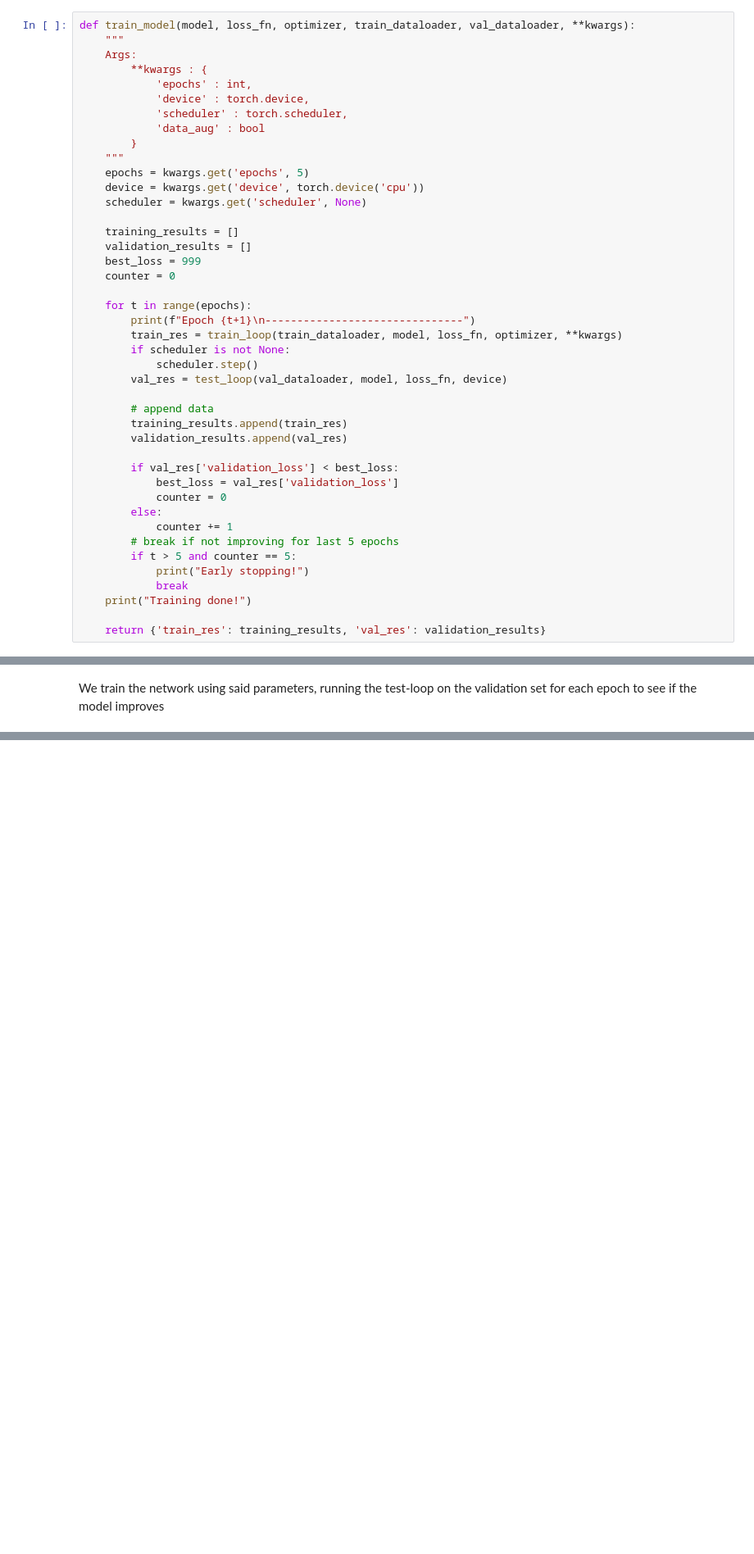
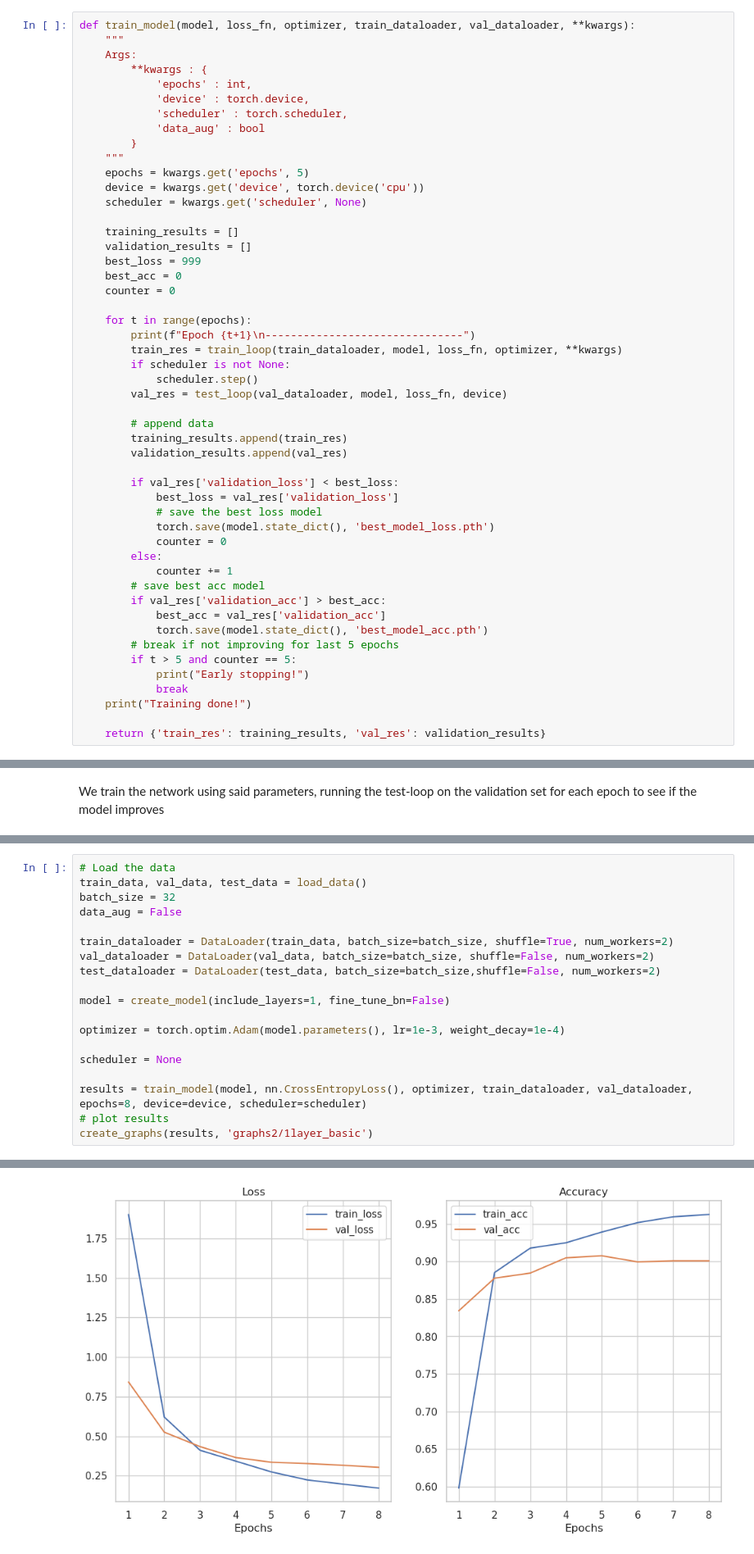
Before and after one commit to DowLucas/deep-dog-and-cat-learning, a Jupyter notebook: breed_update_bn.ipynb, the cells around one changed output, grey strips where cells are left out. Shown: that part at 82% size. Cells and saved outputs as stored; diff of their text form; blank space fills up the shorter version.

```diff
--- a/breed_update_bn.ipynb
+++ b/breed_update_bn.ipynb
@@ -234,6 +253,7 @@ def train_model(model, loss_fn, optimizer, train_dataloader, val_dataloader, **k
     training_results = []
     validation_results = []
     best_loss = 999
+    best_acc = 0
     counter = 0
 
     for t in range(epochs):
@@ -249,9 +269,15 @@ def train_model(model, loss_fn, optimizer, train_dataloader, val_dataloader, **k
 
         if val_res['validation_loss'] < best_loss:
             best_loss = val_res['validation_loss']
+            # save the best loss model
+            torch.save(model.state_dict(), 'best_model_loss.pth')
             counter = 0
         else:
             counter += 1
+        # save best acc model
+        if val_res['validation_acc'] > best_acc:
+            best_acc = val_res['validation_acc']
+            torch.save(model.state_dict(), 'best_model_acc.pth')
         # break if not improving for last 5 epochs
         if t > 5 and counter == 5:
             print("Early stopping!")
@@ -394,0 +549,20 @@ AttributeError: 'numpy.ndarray' object has no attribute 'imshow'
+# %%
+# Load the data
+train_data, val_data, test_data = load_data()
+batch_size = 32
+data_aug = False
+
+train_dataloader = DataLoader(train_data, batch_size=batch_size, shuffle=True, num_workers=2)
+val_dataloader = DataLoader(val_data, batch_size=batch_size, shuffle=False, num_workers=2)
+test_dataloader = DataLoader(test_data, batch_size=batch_size,shuffle=False, num_workers=2)
+
+model = create_model(include_layers=1, fine_tune_bn=False)
+
+optimizer = torch.optim.Adam(model.parameters(), lr=1e-3, weight_decay=1e-4)
+
+scheduler = None
+
+results = train_model(model, nn.CrossEntropyLoss(), optimizer, train_dataloader, val_dataloader, epochs=8, device=device, scheduler=scheduler)
+# plot results
+create_graphs(results, 'graphs2/1layer_basic')
+# %% [output]
@@ -394,0 +610 @@ AttributeError: 'numpy.ndarray' object has no attribute 'imshow'
+[figure, added]
```
Also changed, not shown: parts of 38 cells of this notebook.
